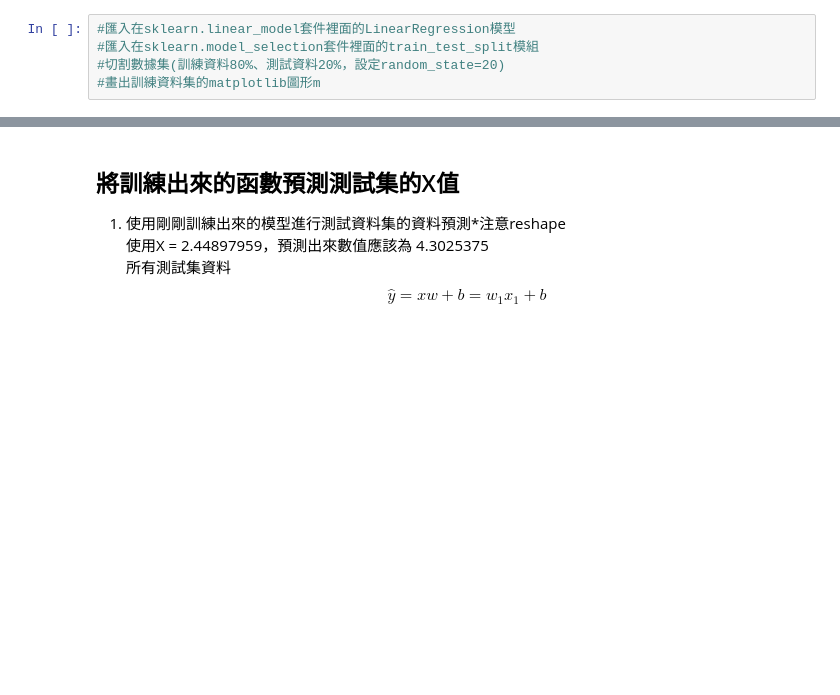
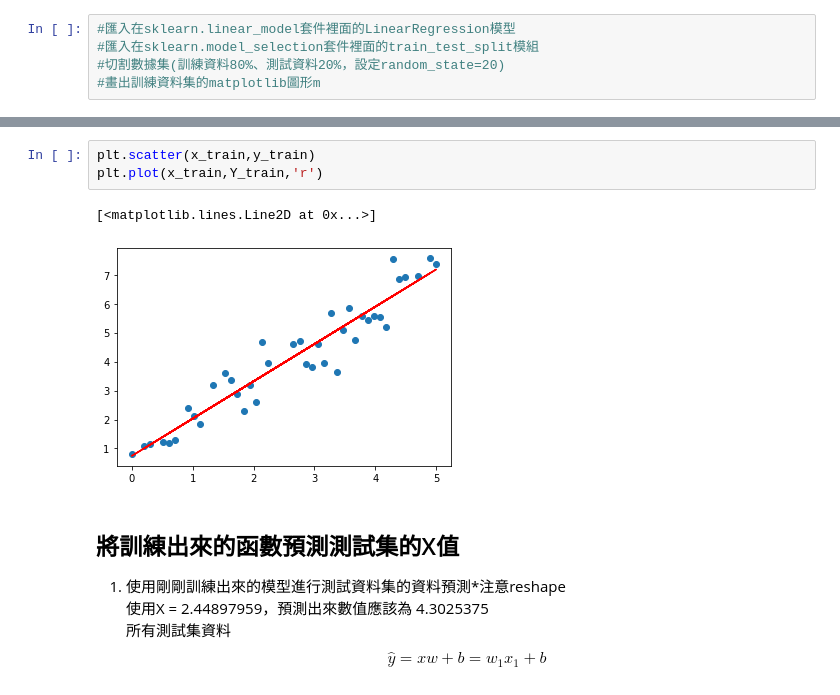
Before and after one commit to lyhstat/IMLP, a Jupyter notebook: Linear_Regression_HW.ipynb, the cells around one changed output, grey strips where cells are left out. Drawn from its saved outputs; the diff is of its cells as text; blank space fills up the shorter version.

```diff
--- a/Linear_Regression_HW.ipynb
+++ b/Linear_Regression_HW.ipynb
@@ -123,3 +172,9 @@ y = np.array([ 0.85848224, -0.10657947,  1.42771901,  0.53554778,  1.20216826,
+# %%
+plt.scatter(x_train,y_train)
+plt.plot(x_train,Y_train,'r')
+# %% [output]
+[<matplotlib.lines.Line2D at 0x...>]
+[figure, added]
 # %% [markdown]
 ## 將訓練出來的函數預測測試集的X值
 1. 使用剛剛訓練出來的模型進行測試資料集的資料預測*注意reshape<br>
```
Also changed, not shown: parts of 10 cells of this notebook.
